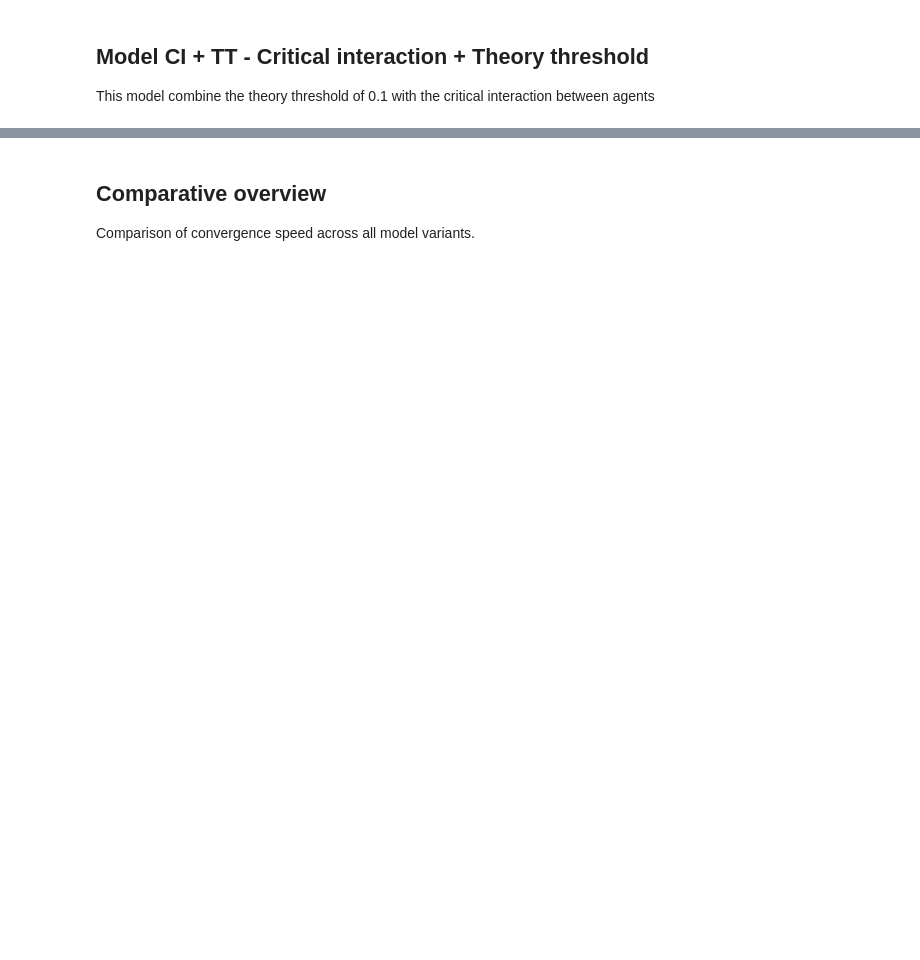
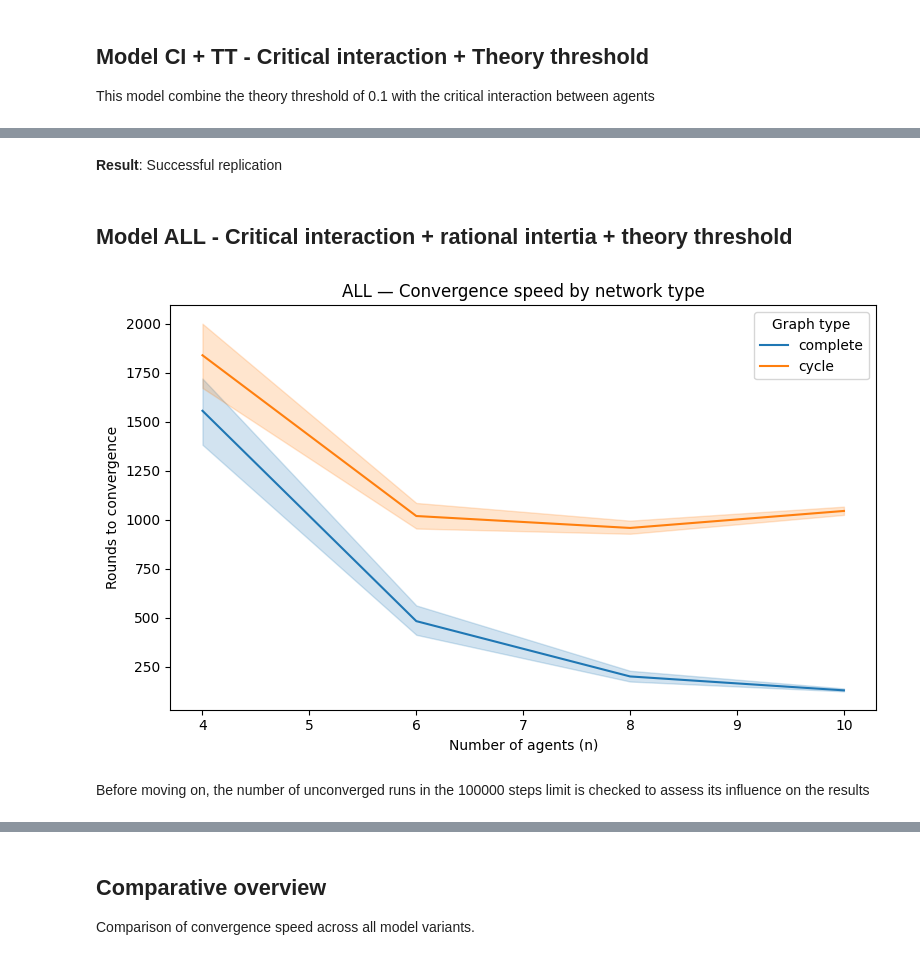
Before and after one commit to sprologuglie/Interactive-Epistemic-ABM-Zollman-Using-Mesa, a Jupyter notebook: replications/Frey_Seselja_replication.ipynb, the cells around one changed output, grey strips where cells are left out. Cells and saved outputs as stored; diff of their text form; code cells hidden in the pictures; blank space fills up the shorter version.

Commit message:
Frey and Seselja replication performed - Organized imports in Zollman replication

```diff
--- a/replications/Frey_Seselja_replication.ipynb
+++ b/replications/Frey_Seselja_replication.ipynb
@@ -280,0 +413,4 @@ plt.show()
+# %% [markdown]
+**Result**: Successful replication
+# %% [markdown]
+## Model ALL - Critical interaction + rational intertia + theory threshold
@@ -280,0 +437,16 @@ plt.show()
+# %%
+df_ALL = pd.read_csv("results/Frey_Seselja_replication/df_ALL.csv")
+fig, ax = plt.subplots(figsize=(8, 5))
+sns.lineplot(data=df_ALL, x="n", y="Convergence Round",
+             hue="graph", ax=ax)
+ax.set_title("ALL — Convergence speed by network type")
+ax.set_xlabel("Number of agents (n)")
+ax.set_ylabel("Rounds to convergence")
+ax.legend(title="Graph type")
+plt.tight_layout()
+plt.savefig("results/Frey_Seselja_replication/06_critical_interaction_theory_threshold")
+plt.show()
+# %% [output]
+[figure, added]
+# %% [markdown]
+Before moving on, the number of unconverged runs in the 100000 steps limit is checked to assess its influence on the results
```
Also changed, not shown: parts of 42 cells of this notebook, 1 other file.
